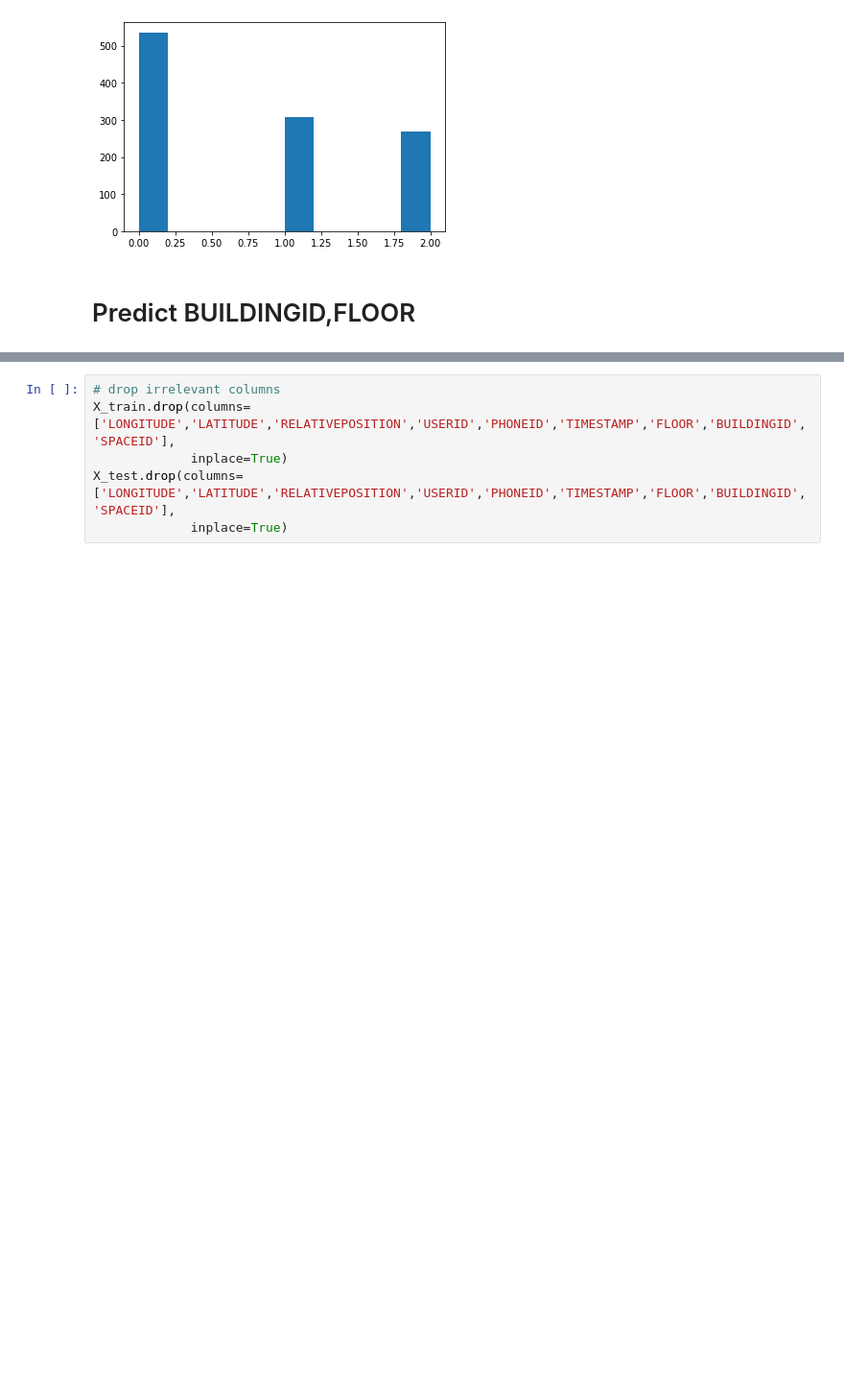
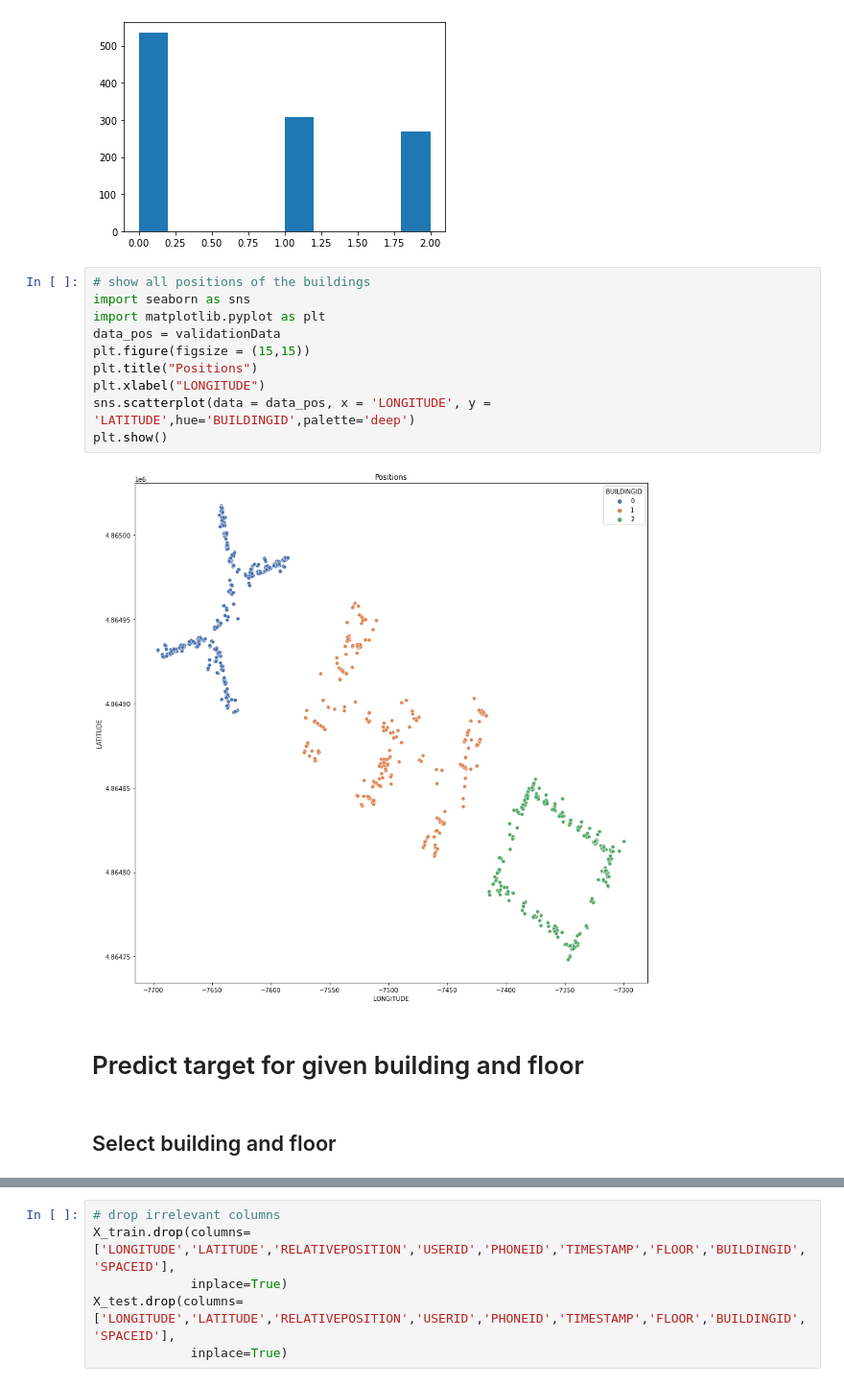
Before and after one commit to vk1408/UJIIndoorLoc, a Jupyter notebook: UJIIndoorLoc.ipynb, the cells around one changed output, grey strips where cells are left out. Shown at 96% size. Drawn from its saved outputs; the diff is of its cells as text; blank space fills up the shorter version.

```diff
--- a/UJIIndoorLoc.ipynb
+++ b/UJIIndoorLoc.ipynb
@@ -424,5 +443,19 @@ plt.hist(validationData.BUILDINGID)
  array([0. , 0.2, 0.4, 0.6, 0.8, 1. , 1.2, 1.4, 1.6, 1.8, 2. ]),
  <BarContainer object of 10 artists>)
 [figure]
+# %%
+# show all positions of the buildings
+import seaborn as sns
+import matplotlib.pyplot as plt
+data_pos = validationData
+plt.figure(figsize = (15,15))
+plt.title("Positions")
+plt.xlabel("LONGITUDE")
+sns.scatterplot(data = data_pos, x = 'LONGITUDE', y = 'LATITUDE',hue='BUILDINGID',palette='deep')
+plt.show()
+# %% [output]
+[figure, added]
 # %% [markdown]
-# Predict BUILDINGID,FLOOR
+# Predict target for given building and floor
+# %% [markdown]
+## Select building and floor
```
Also changed, not shown: parts of 51 cells of this notebook.
